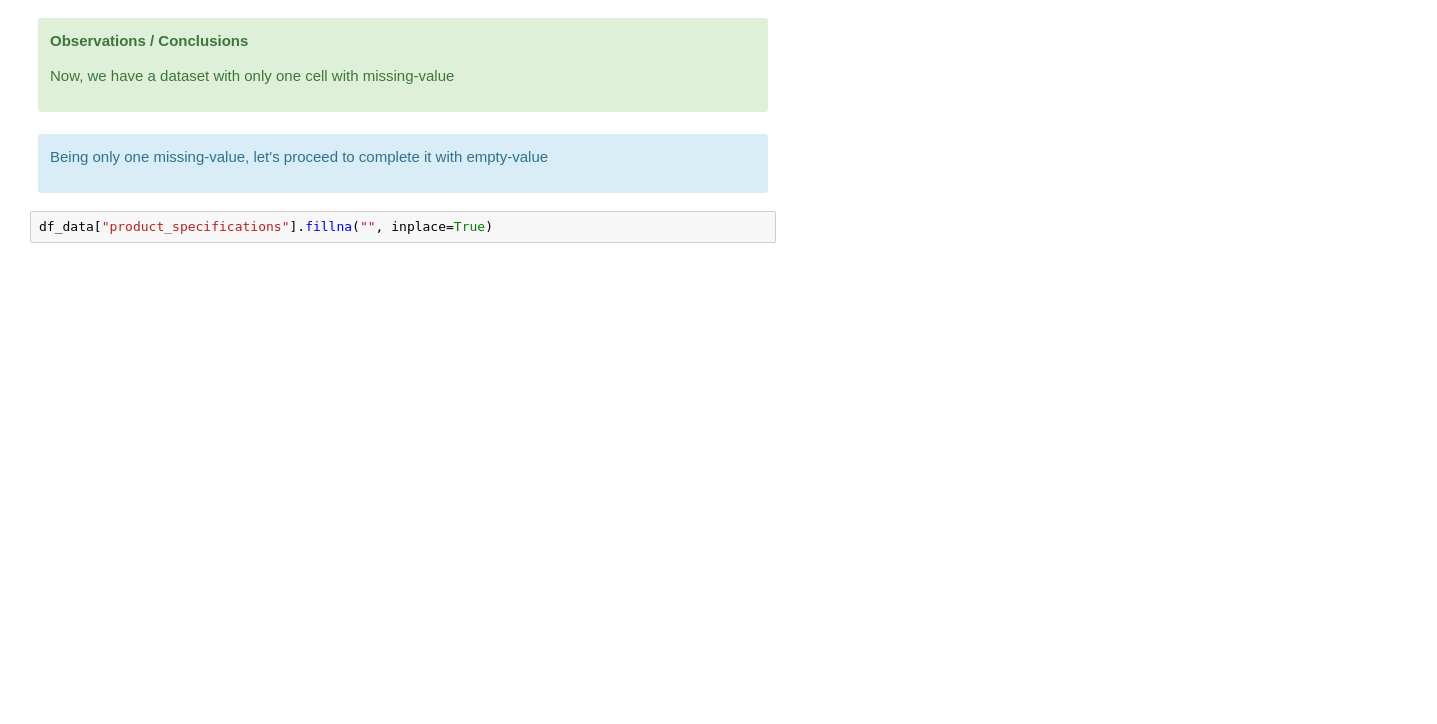
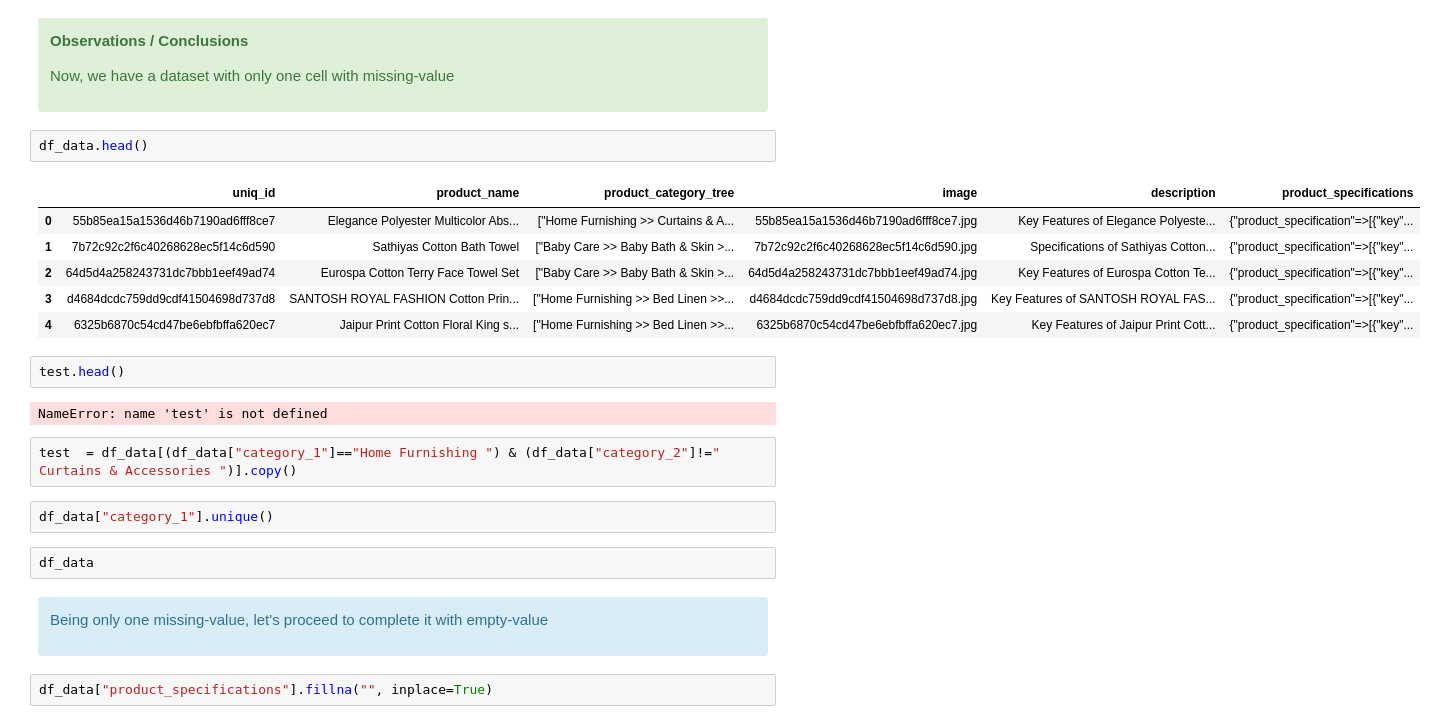
Before and after one commit to samirhinojosa/OC-P6-automatically-classify-consumer-goods, a Jupyter notebook: text_analysis_notebook.ipynb, the cells around one changed output. Drawn from its saved outputs; the diff is of its cells as text; blank space fills up the shorter version.

```diff
--- a/text_analysis_notebook.ipynb
+++ b/text_analysis_notebook.ipynb
@@ -239,6 +331,25 @@ ______________________________________________________________________
     <p><b>Observations / Conclusions</b></p>
     <p>Now, we have a dataset with only one cell with missing-value</p>
 </div>
+# %%
+df_data.head()
+# %% [output]
+|  | uniq_id | product_name | product_category_tree | image | description | product_specifications |
+| 0 | 55b85ea15a1536d46b7190ad6fff8ce7 | Elegance Polyester Multicolor Abs... | ["Home Furnishing >> Curtains & A... | 55b85ea15a1536d46b7190ad6fff8ce7.jpg | Key Features of Elegance Polyeste... | {"product_specification"=>[{"key"... |
+| 1 | 7b72c92c2f6c40268628ec5f14c6d590 | Sathiyas Cotton Bath Towel | ["Baby Care >> Baby Bath & Skin >... | 7b72c92c2f6c40268628ec5f14c6d590.jpg | Specifications of Sathiyas Cotton... | {"product_specification"=>[{"key"... |
+| 2 | 64d5d4a258243731dc7bbb1eef49ad74 | Eurospa Cotton Terry Face Towel Set | ["Baby Care >> Baby Bath & Skin >... | 64d5d4a258243731dc7bbb1eef49ad74.jpg | Key Features of Eurospa Cotton Te... | {"product_specification"=>[{"key"... |
+| 3 | d4684dcdc759dd9cdf41504698d737d8 | SANTOSH ROYAL FASHION Cotton Prin... | ["Home Furnishing >> Bed Linen >>... | d4684dcdc759dd9cdf41504698d737d8.jpg | Key Features of SANTOSH ROYAL FAS... | {"product_specification"=>[{"key"... |
+| 4 | 6325b6870c54cd47be6ebfbffa620ec7 | Jaipur Print Cotton Floral King s... | ["Home Furnishing >> Bed Linen >>... | 6325b6870c54cd47be6ebfbffa620ec7.jpg | Key Features of Jaipur Print Cott... | {"product_specification"=>[{"key"... |
+# %%
+test.head()
+# %% [output]
+NameError: name 'test' is not defined
+# %%
+test  = df_data[(df_data["category_1"]=="Home Furnishing ") & (df_data["category_2"]!=" Curtains & Accessories ")].copy()
+# %%
+df_data["category_1"].unique()
+# %%
+df_data
 # %% [markdown]
 <div class="alert alert-block alert-info">
     <p>Being only one missing-value, let's proceed to complete it with empty-value</p>
```
Also changed, not shown: parts of 27 cells of this notebook, 1 other file.
